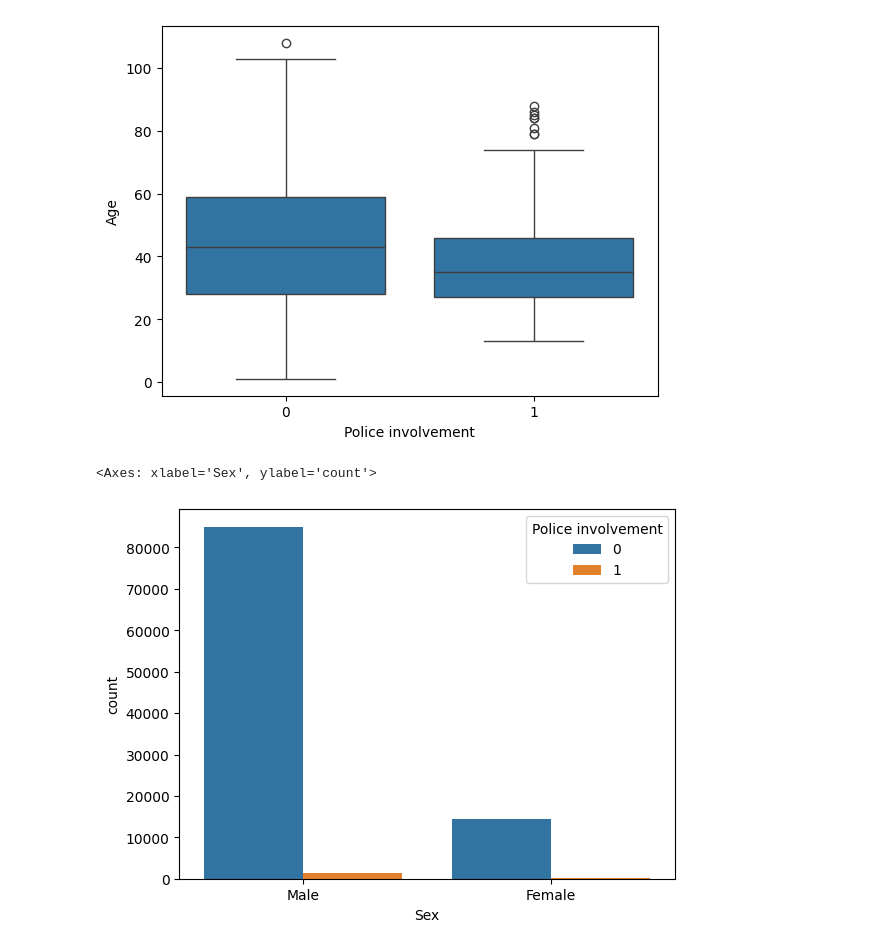
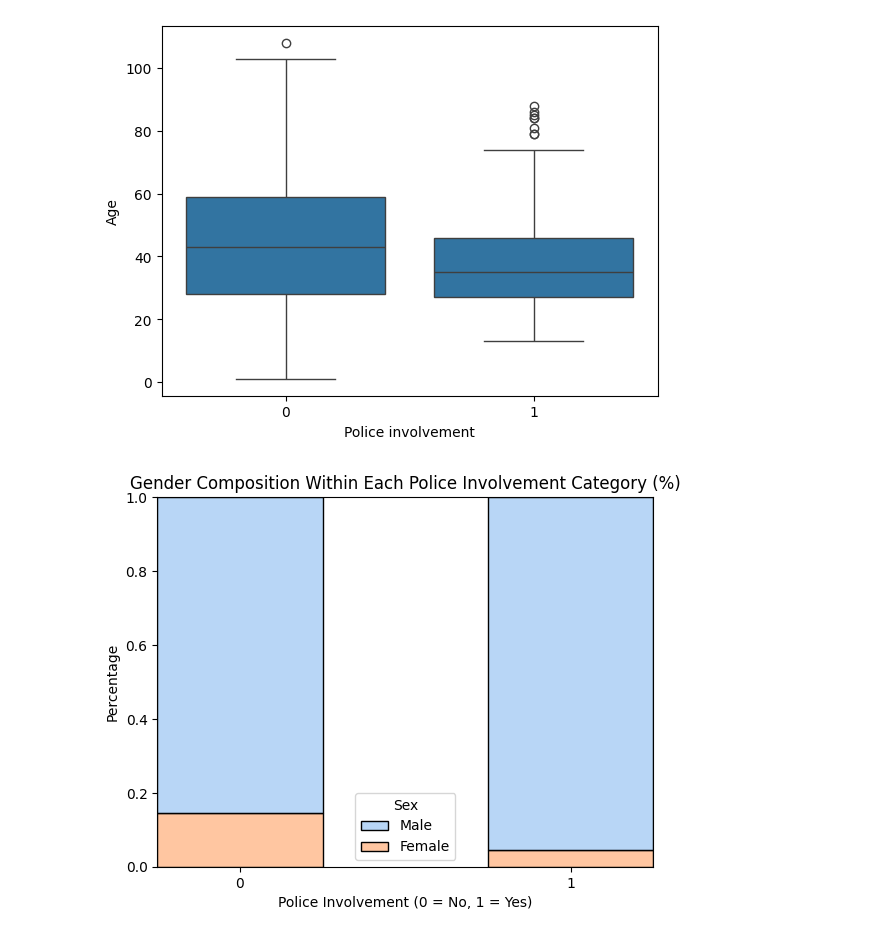
Before and after one commit to beckhamtoh/CS3244-Gun-Violence, a Jupyter notebook: notebooks/02_eda.ipynb, the cells around one changed output. Drawn from its saved outputs; the diff is of its cells as text; code cells hidden in the pictures.

```diff
--- a/notebooks/02_eda.ipynb
+++ b/notebooks/02_eda.ipynb
@@ -321,8 +340,19 @@ sns.boxplot(x='Police involvement', y='Age', data=df)
 <Axes: xlabel='Police involvement', ylabel='Age'>
 [figure]
 # %%
-sns.countplot(x = 'Sex', hue = 'Police involvement', data=df)
+sns.histplot(
+    data = df,
+    x = df['Police involvement'].astype(str),
+    hue = 'Sex',
+    multiple = 'fill',   # each bar = 100%
+    stat = 'percent',
+    palette = 'pastel',
+    shrink = 0.5,
+)
+plt.title("Gender Composition Within Each Police Involvement Category (%)")
+plt.xlabel("Police Involvement (0 = No, 1 = Yes)")
+plt.ylabel("Percentage")
+plt.show()
 # %% [output]
-<Axes: xlabel='Sex', ylabel='count'>
-[figure, old version]
+[figure, new version]
 # %%
```
Also changed, not shown: parts of 9 cells of this notebook.
